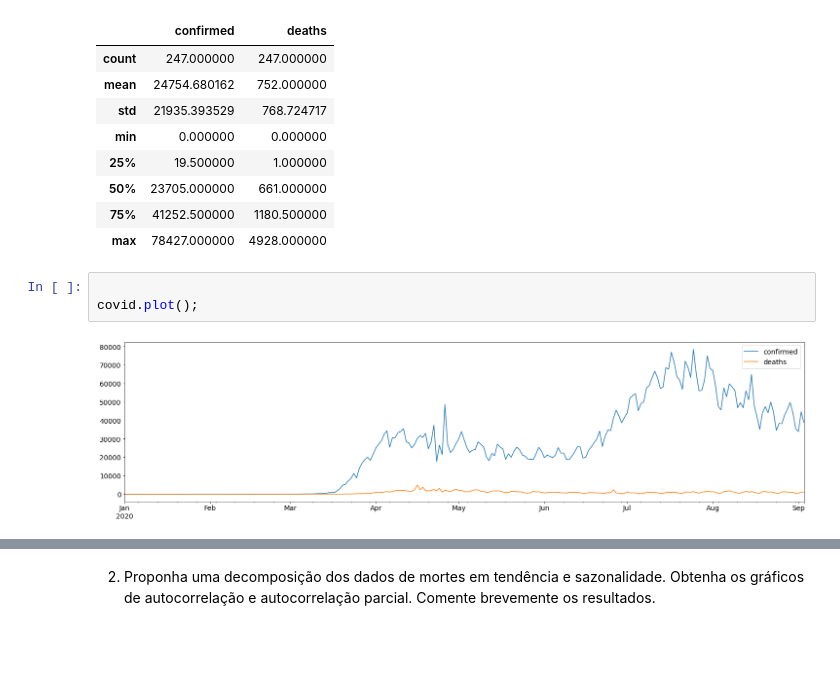
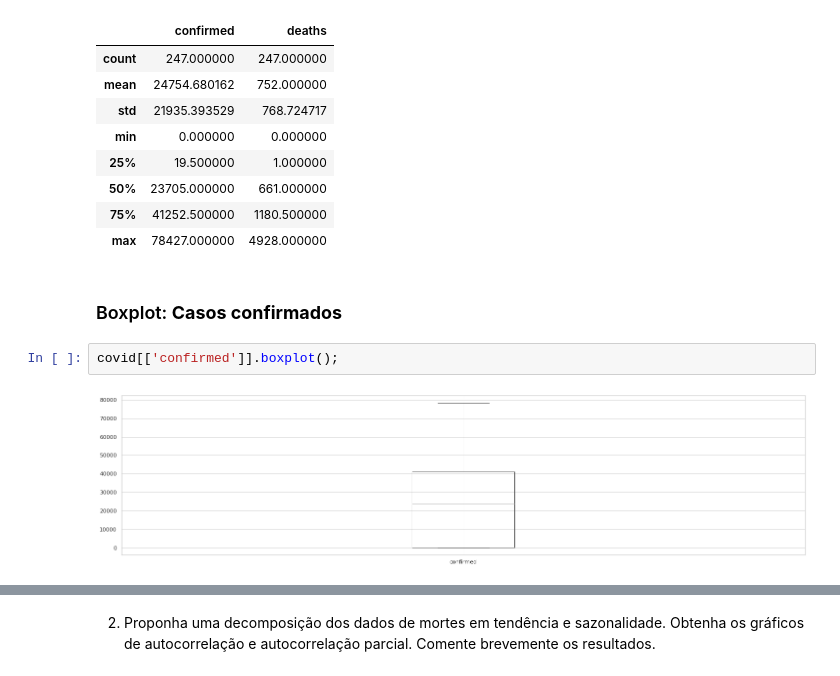
Before and after one commit to guilourenzo/mba-usp, a Jupyter notebook: APRENDIZADO DINÂMICO/PROJETO FINAL/GuilhermeLourenco_FINAL.ipynb, the cells around one changed output, grey strips where cells are left out. Cells and saved outputs as stored; diff of their text form; blank space fills up the shorter version.

```diff
--- a/APRENDIZADO DINÂMICO/PROJETO FINAL/GuilhermeLourenco_FINAL.ipynb
+++ b/APRENDIZADO DINÂMICO/PROJETO FINAL/GuilhermeLourenco_FINAL.ipynb
@@ -114,8 +122,9 @@ covid.describe()
 | 50% | 23705.000000 | 661.000000 |
 | 75% | 41252.500000 | 1180.500000 |
 | max | 78427.000000 | 4928.000000 |
-# %%
-
-covid.plot();
-# %% [output]
-[figure, removed]
+# %% [markdown]
+### Boxplot: **Casos confirmados**
+# %%
+covid[['confirmed']].boxplot();
+# %% [output]
+[figure, added]
```
Also changed, not shown: parts of 38 cells of this notebook, 1 other file.
